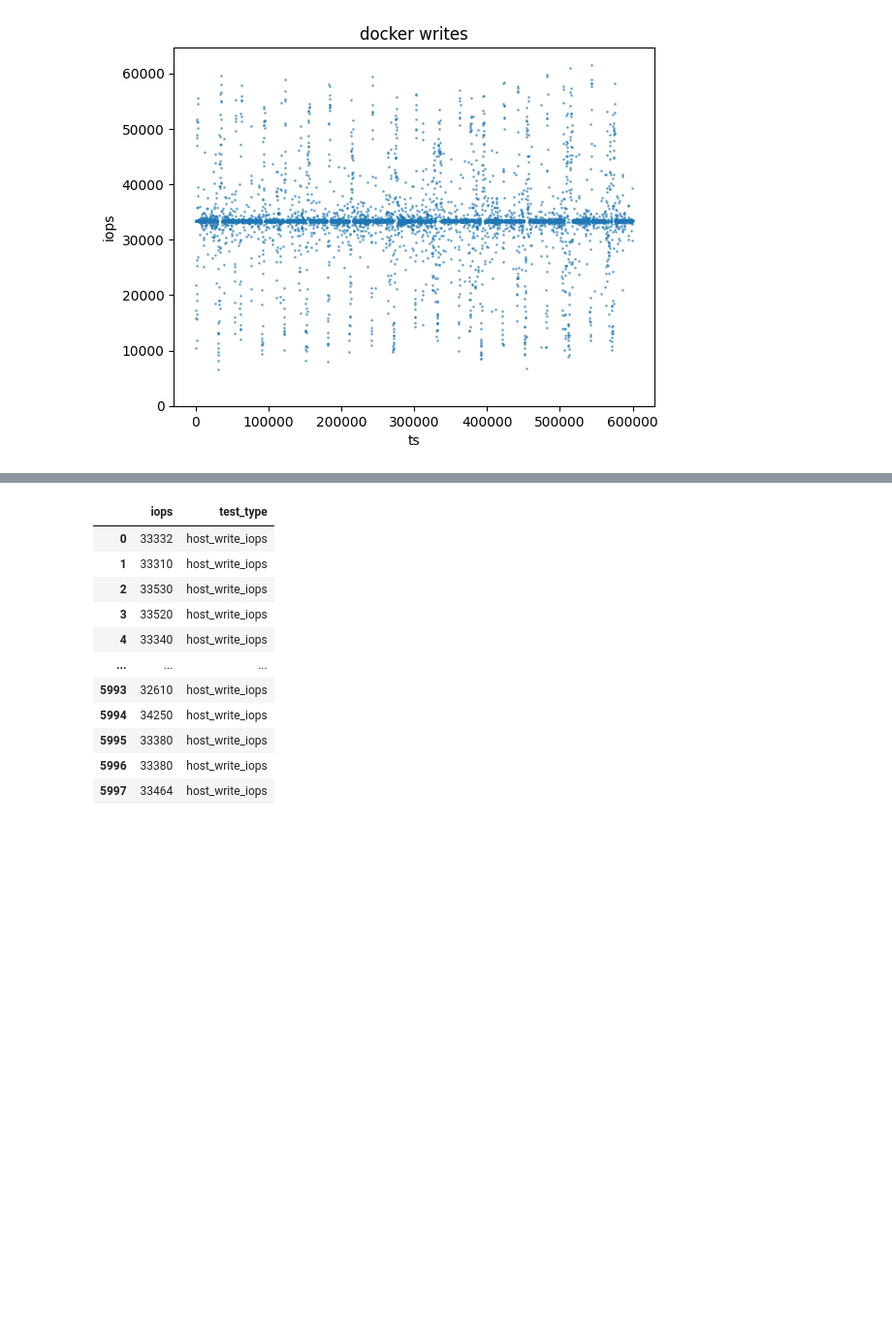
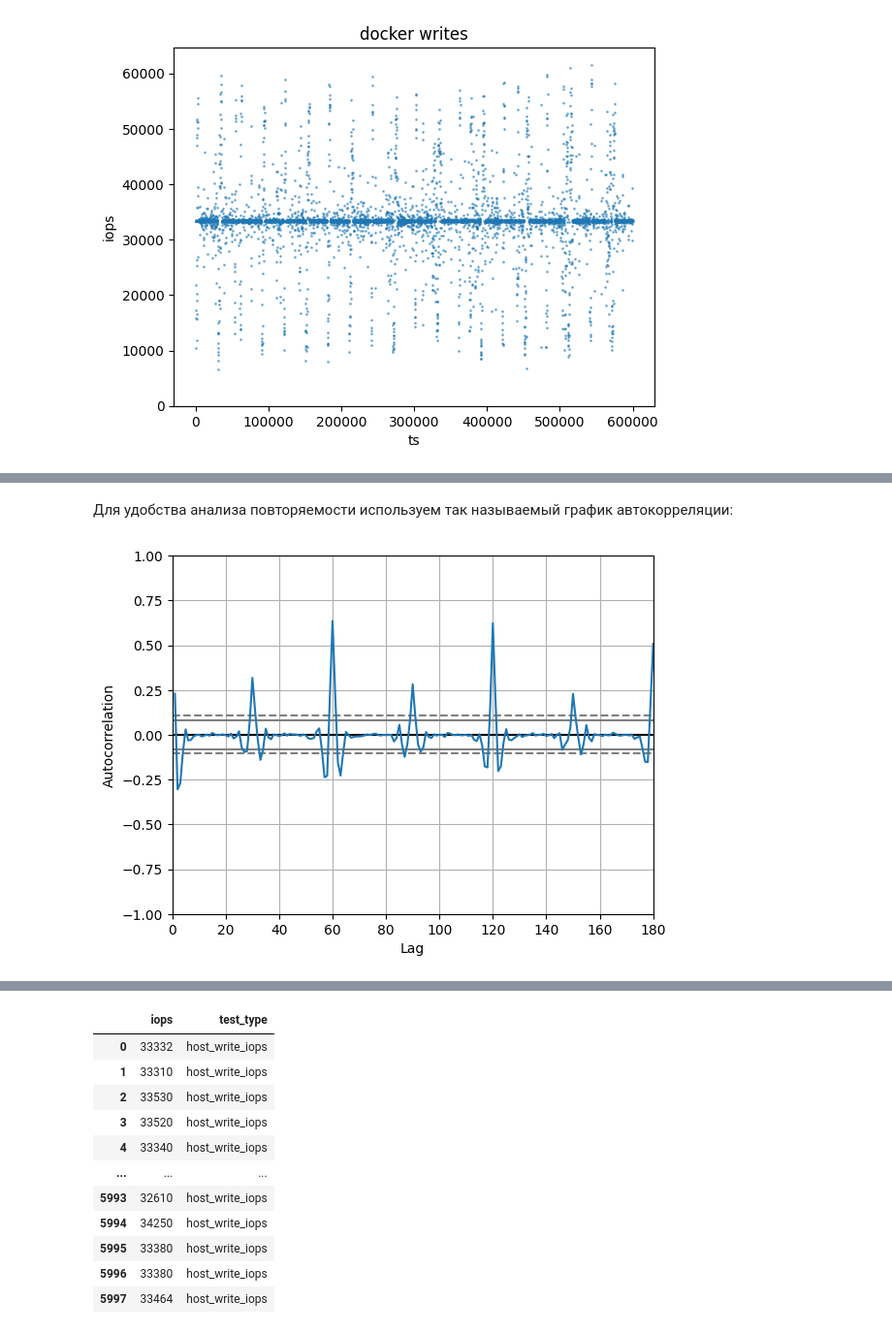
Before and after one commit to pavlozt/research, a Jupyter notebook: docker-volumes/docker_vs_host-non-replicated.ipynb, the cells around one changed output, grey strips where cells are left out. Shown at 97% size. Cells and saved outputs as stored; diff of their text form; code cells hidden in the pictures; blank space fills up the shorter version.

```diff
--- a/docker-volumes/docker_vs_host-non-replicated.ipynb
+++ b/docker-volumes/docker_vs_host-non-replicated.ipynb
@@ -115,0 +134,8 @@ docker[docker.t==1].plot.scatter(x='ts',y='iops',title='docker writes',alpha=0.5
+# %% [markdown]
+Для удобства анализа повторяемости используем так называемый график автокорреляции:
+# %%
+ax=pd.plotting.autocorrelation_plot(seasonality.resample('1s').mean())
+ax.set_xlim(0,180)
+plt.show()
+# %% [output]
+[figure, added]
```
Also changed, not shown: parts of 12 cells of this notebook.
